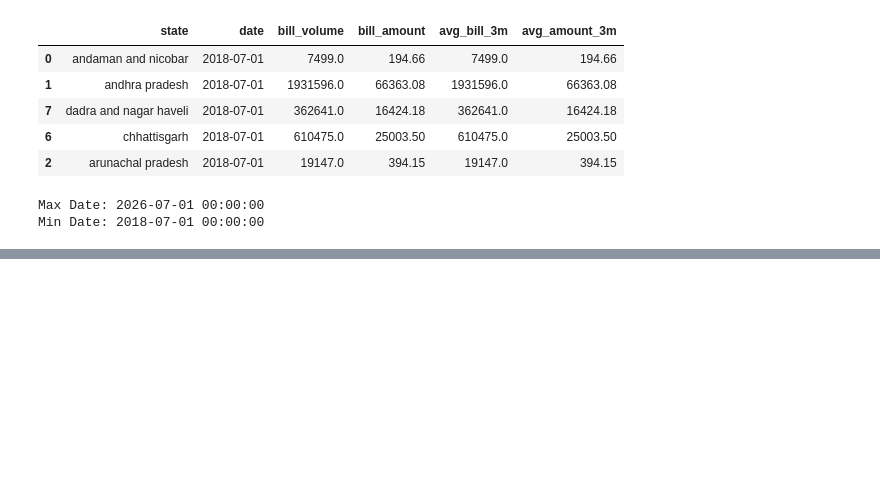
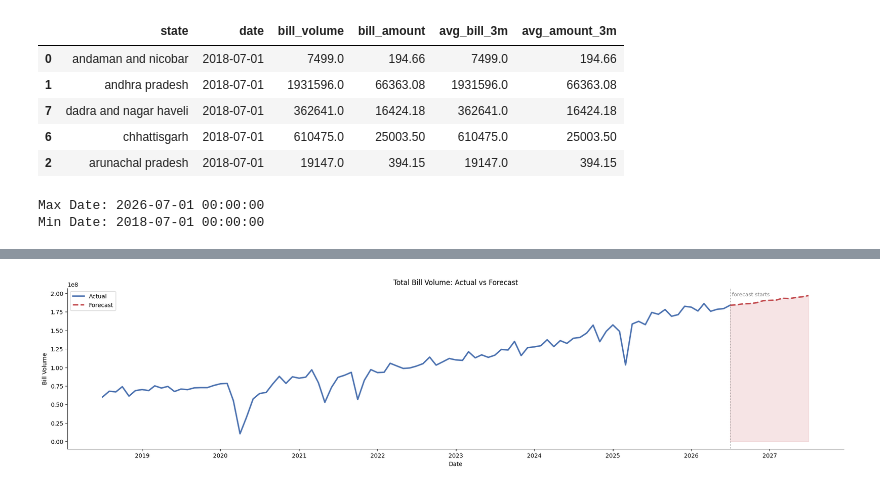
Before and after one commit to IamRaNo/india-logistics-hub-optimizer, a Jupyter notebook: jupyter notebooks/01_forecasting.ipynb, the cells around one changed output, grey strips where cells are left out. Drawn from its saved outputs; the diff is of its cells as text; code cells hidden in the pictures; blank space fills up the shorter version.

```diff
--- a/jupyter notebooks/01_forecasting.ipynb
+++ b/jupyter notebooks/01_forecasting.ipynb
@@ -201,0 +224,3 @@ Min Date: 2018-07-01 00:00:00
+# %%
+train = volume_data_sorted.groupby('unique_id').apply(lambda x: x.iloc[:-12]).reset_index(drop=True)
+test = volume_data_sorted.groupby('unique_id').apply(lambda x: x.iloc[-12:]).reset_index(drop=True)
@@ -201,0 +273,42 @@ Min Date: 2018-07-01 00:00:00
+# %%
+final_forecast = StatsForecast(models=[AutoARIMA(season_length=12,alias = "SARIMA")],freq="MS")
+final_forecast.fit(volume_data_sorted)
+
+
+future_forecast = final_forecast.predict(h=12)
+# %%
+def plot_forecast(state=None, actual=volume_data_sorted, forecast=future_forecast, figsize=(24,5)):
+    if state:
+        actual_data = actual[actual['unique_id'] == state]
+        forecast_data = forecast[forecast['unique_id'] == state].rename(columns={'SARIMA': 'SARIMA'})
+        title = f'Bill Volume: Actual vs Forecast — {state}'
+    else:
+        actual_data = actual.groupby('ds')['y'].sum().reset_index()
+        forecast_data = forecast.groupby('ds')['SARIMA'].sum().reset_index()
+        title = 'Total Bill Volume: Actual vs Forecast'
+
+    # stitch actual and forecast so the lines connect (applies to both cases now)
+    last_actual = actual_data.iloc[[-1]].rename(columns={'y': 'SARIMA'})
+    forecast_data = pd.concat([last_actual[['ds', 'SARIMA']], forecast_data])
+
+    fig, ax = plt.subplots(figsize=figsize)
+
+    ax.plot(actual_data['ds'], actual_data['y'], label='Actual', color='#4C72B0', linewidth=2.5)
+    ax.plot(forecast_data['ds'], forecast_data['SARIMA'], label='Forecast', linestyle='--', color='#C44E52', linewidth=2.5)
+
+    ax.fill_between(forecast_data['ds'], forecast_data['SARIMA'], color='#C44E52', alpha=0.15)
+
+    ax.axvline(actual_data['ds'].max(), color='gray', linestyle=':', linewidth=1)
+    ax.text(actual_data['ds'].max(), ax.get_ylim()[1]*0.95, ' forecast starts', fontsize=9, color='gray')
+
+    ax.legend()
+    ax.set_title(title)
+    ax.set_xlabel('Date')
+    ax.set_ylabel('Bill Volume')
+
+    sns.despine(ax=ax)
+    plt.show()
+# %%
+plot_forecast()
+# %% [output]
+[figure, added]
```
Also changed, not shown: parts of 9 cells of this notebook, 2 other files.
